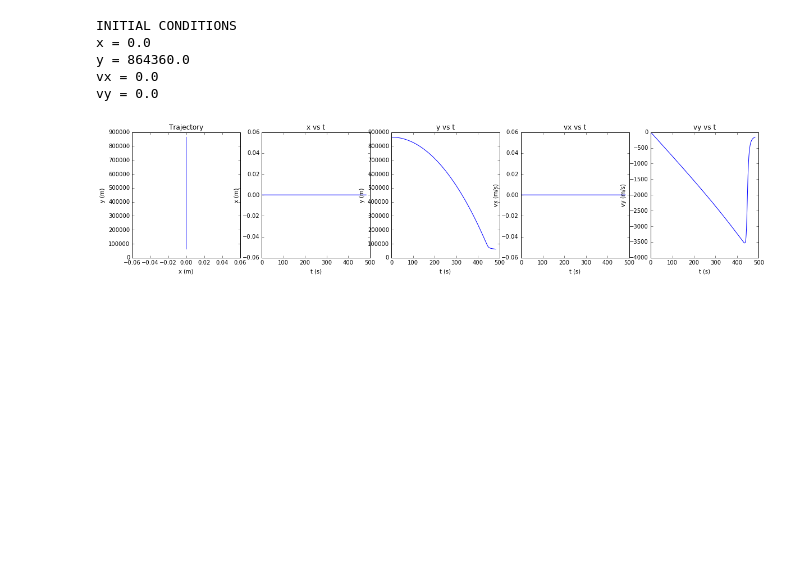
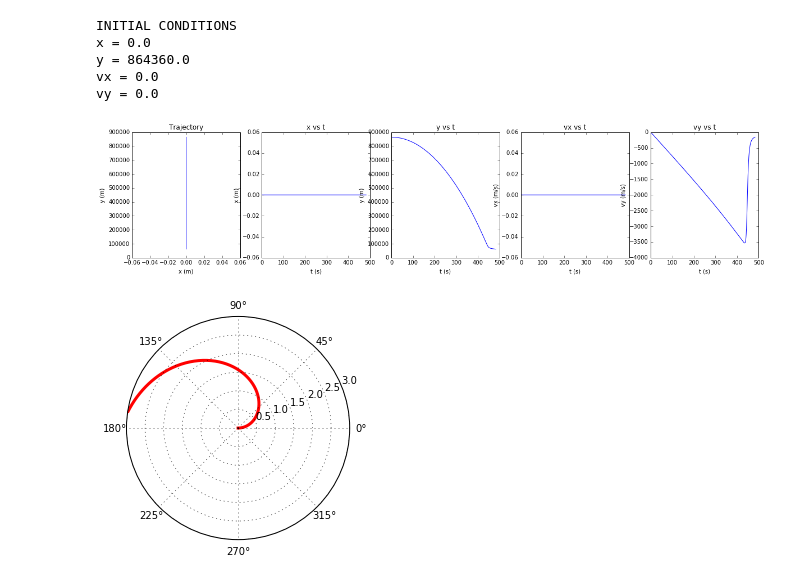
Before and after one commit to pitt1321/Nicholas-Sean-Rocket-Launch, a Jupyter notebook: Drag Density and Gravity Testing.ipynb, the cells around one changed output. Saved outputs shown, nothing was run; the diff lists cells and outputs as text; code cells hidden in the pictures; blank space fills up the shorter version.

```diff
--- a/Drag Density and Gravity Testing.ipynb
+++ b/Drag Density and Gravity Testing.ipynb
@@ -466,3 +468,13 @@ y = 864360.0
 vx = 0.0
 vy = 0.0
 [figure]
+# %%
+r = np.arange(0, 3.0, 0.01)
+theta = r
+
+plt.subplot(111, projection='polar')
+plt.plot(theta, r, color='r', linewidth=3)
+plt.grid(True)
+plt.show()
+# %% [output]
+[figure, added]
```
Also changed, not shown: parts of 3 cells of this notebook, 1 other file.
